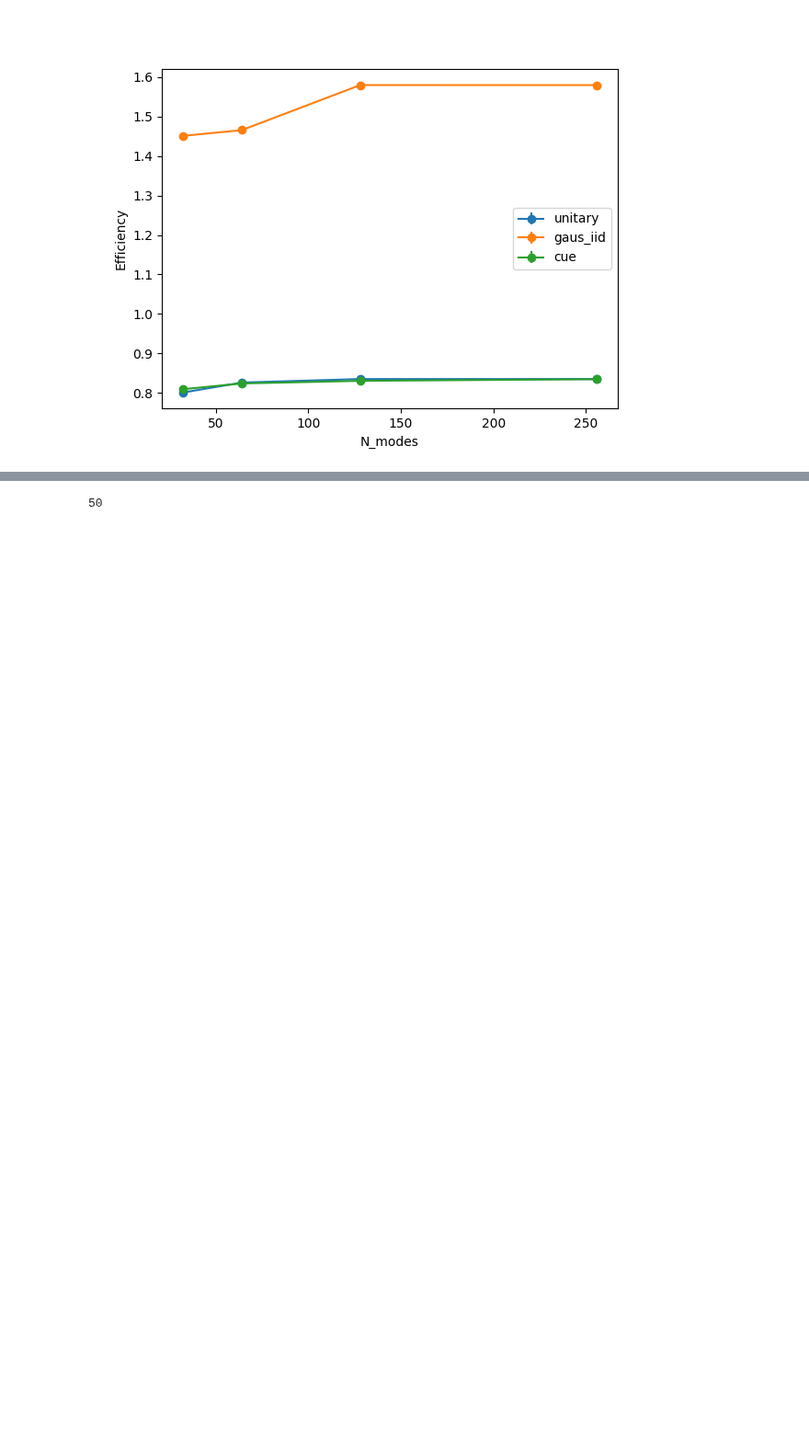
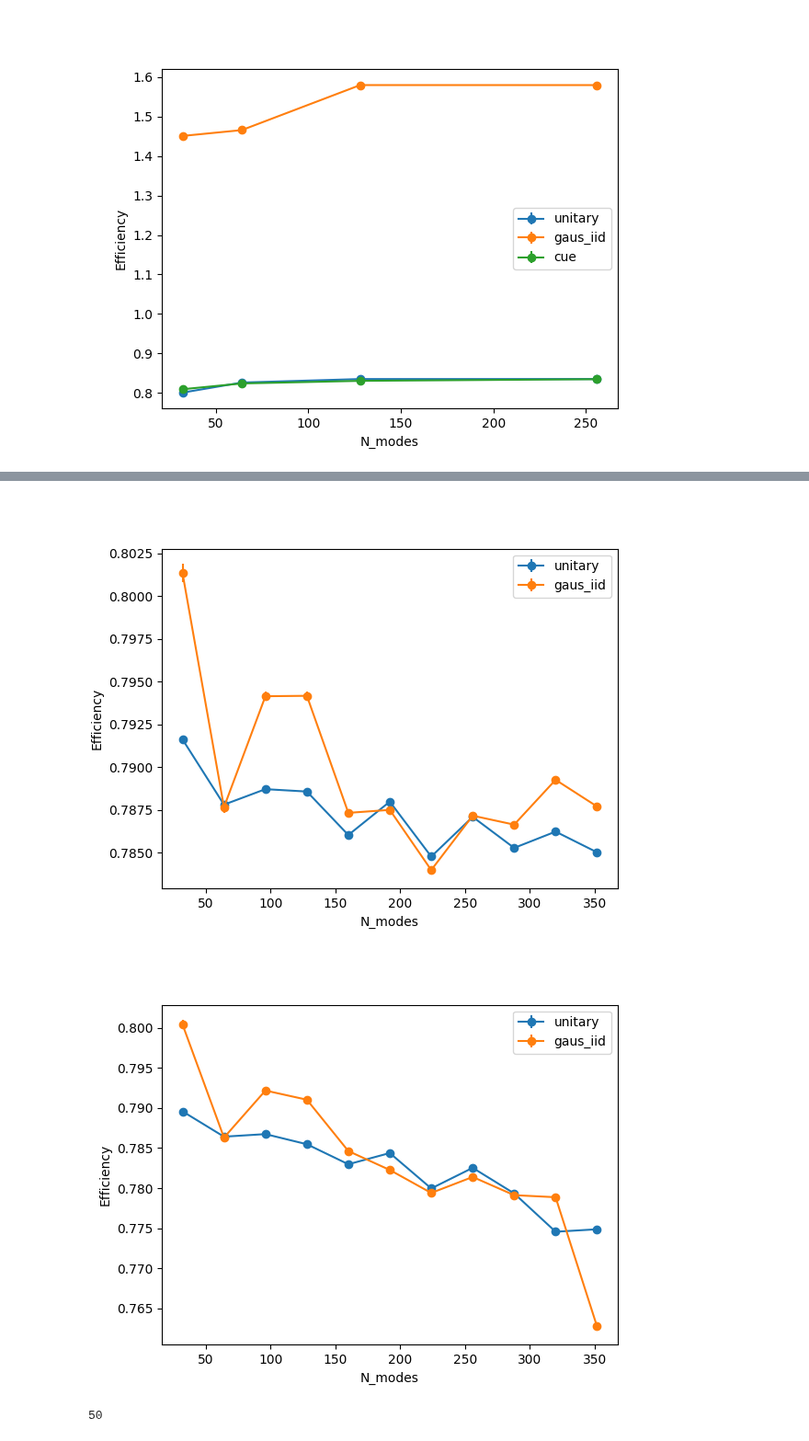
Before and after one commit to rubiaek/pianoq, a Jupyter notebook: pianoq/writeups/09_writeup_scaling.ipynb, the cells around one changed output, grey strips where cells are left out. Shown at 92% size. Drawn from its saved outputs; the diff is of its cells as text; code cells hidden in the pictures; blank space fills up the shorter version.

```diff
--- a/pianoq/writeups/09_writeup_scaling.ipynb
+++ b/pianoq/writeups/09_writeup_scaling.ipynb
@@ -103,7 +103,7 @@ def get_Ns_ress(glob_regex):
     Ns = np.array([re.findall('.*N=(\d+)_.*', path)[0] for path in paths]).astype(float)
     return Ns, ress
 
-def show_N_dependance(Ns, ress, full_std=False):
+def show_N_dependance(Ns, ress, which_config='SLM3', which_optimization='L-BFGS-B', full_std=False):
     T_methods = ress[0].T_methods
     fig, ax = plt.subplots()
 
@@ -113,8 +113,8 @@ def show_N_dependance(Ns, ress, full_std=False):
 
         for i, N in enumerate(Ns):
             res = ress[i]
-            config_no = list(res.configs).index('SLM3')
-            algo_no = list(res.algos).index('L-BFGS-B')
+            config_no = list(res.configs).index(which_config)
+            algo_no = list(res.algos).index(which_optimization)
             effs[i] = res.results[T_method_no, config_no].mean(axis=0)[algo_no]
             eff_stds[i] = res.results[T_method_no, config_no].std(axis=0)[algo_no]
 
@@ -141,3 +141,14 @@ show_N_dependance(Ns, ress, full_std=False)
+# %%
+glob_regex = r'G:\My Drive\Projects\MPLC\results\simulations\2024_11_2*N=*weekend*.npz'
+Ns, ress = get_Ns_ress(glob_regex)
+show_N_dependance(Ns, ress, which_config='SLM1-only-T', which_optimization='analytic', full_std=False)
+show_N_dependance(Ns, ress, which_config='SLM1-only-T', which_optimization='L-BFGS-B', full_std=False)
+# show_N_dependance(Ns, ress, which_config='SLM2-simple', full_std=False)
+# show_N_dependance(Ns, ress, which_config='SLM2-simple', which_optimization='analytic', full_std=True)
+# show_N_dependance(Ns, ress, which_config='SLM2-simple-OPC', full_std=False)
+# %% [output]
+[figure, added]
+[figure, added]
 # %%
 for res in ress:
     print(f'---{res.N_modes=}---')
```
Also changed, not shown: parts of 1 cell of this notebook, 1 other file.
